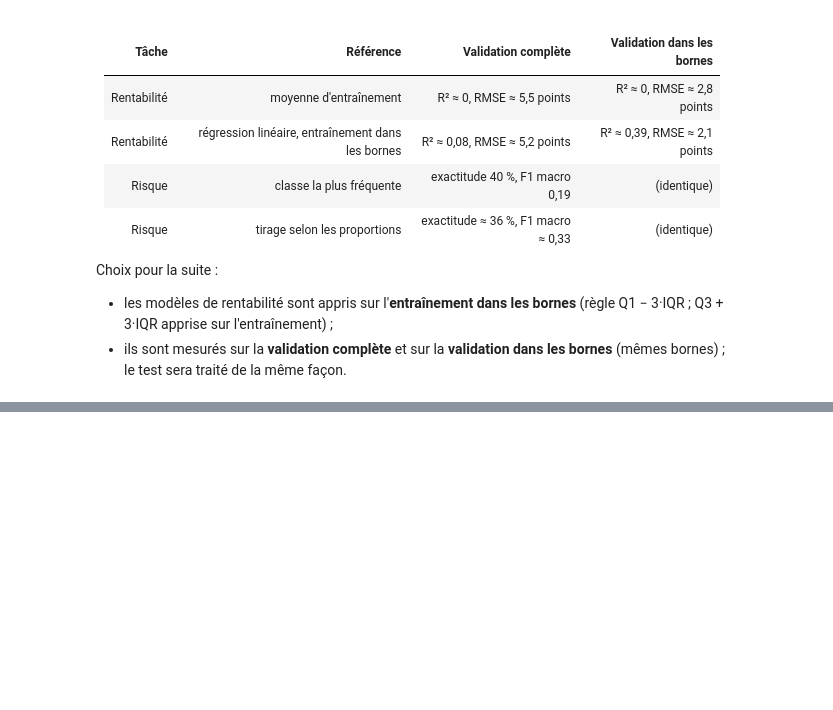
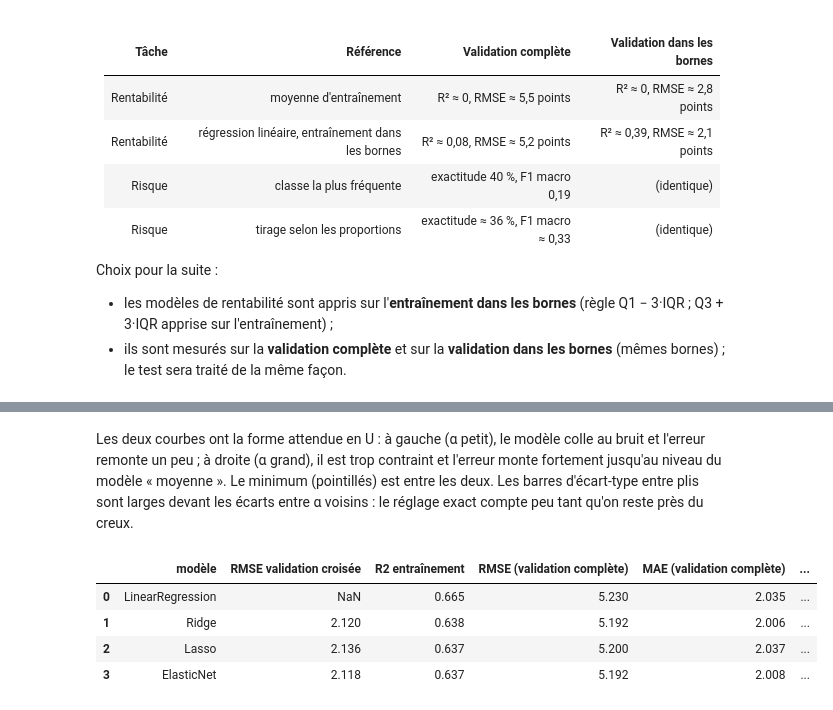
Before and after one commit to IlyasBBB/ia-agentique-investissement, a Jupyter notebook: notebooks/role1/02_modeles.ipynb, the cells around one changed output, grey strips where cells are left out. Saved outputs shown, nothing was run; the diff lists cells and outputs as text; code cells hidden in the pictures; blank space fills up the shorter version.

```diff
--- a/notebooks/role1/02_modeles.ipynb
+++ b/notebooks/role1/02_modeles.ipynb
@@ -227,0 +288,28 @@ Choix pour la suite :
+# %% [markdown]
+Les deux courbes ont la forme attendue en U : à gauche (α petit), le modèle colle au bruit et l'erreur remonte un peu ; à droite (α grand), il est trop contraint et l'erreur monte fortement jusqu'au niveau du modèle « moyenne ». Le minimum (pointillés) est entre les deux. Les barres d'écart-type entre plis sont larges devant les écarts entre α voisins : le réglage exact compte peu tant qu'on reste près du creux.
+# %%
+lignes = []
+modeles_a_comparer = {"LinearRegression": pipeline(LinearRegression()).fit(
+    entrainement_bornes[supervise.VARIABLES], entrainement_bornes[supervise.CIBLE_REGRESSION])}
+modeles_a_comparer.update({nom: r.best_estimator_ for nom, r in recherches.items()})
+
+for nom, modele in modeles_a_comparer.items():
+    ligne = {"modèle": nom,
+             "réglages": recherches[nom].best_params_ if nom in recherches else "",
+             "RMSE validation croisée": -recherches[nom].best_score_ if nom in recherches else np.nan,
+             "R2 entraînement": r2_score(entrainement_bornes[supervise.CIBLE_REGRESSION],
+                                         modele.predict(entrainement_bornes[supervise.VARIABLES]))}
+    for nom_evaluation, evaluation in jeux_evaluation.items():
+        predit = modele.predict(evaluation[supervise.VARIABLES])
+        for mesure, valeur in mesures_regression(evaluation[supervise.CIBLE_REGRESSION], predit).items():
+            ligne[f"{mesure} ({nom_evaluation})"] = valeur
+    lignes.append(ligne)
+
+resultats_regularisation = pd.DataFrame(lignes)
+resultats_regularisation.drop(columns="réglages").round(3)
+# %% [output]
+|  | modèle | RMSE validation croisée | R2 entraînement | RMSE (validation complète) | MAE (validation complète) | ... |
+| 0 | LinearRegression | NaN | 0.665 | 5.230 | 2.035 | ... |
+| 1 | Ridge | 2.120 | 0.638 | 5.192 | 2.006 | ... |
+| 2 | Lasso | 2.136 | 0.637 | 5.200 | 2.037 | ... |
+| 3 | ElasticNet | 2.118 | 0.637 | 5.192 | 2.008 | ... |
```
Also changed, not shown: parts of 10 cells of this notebook, 2 other files.
